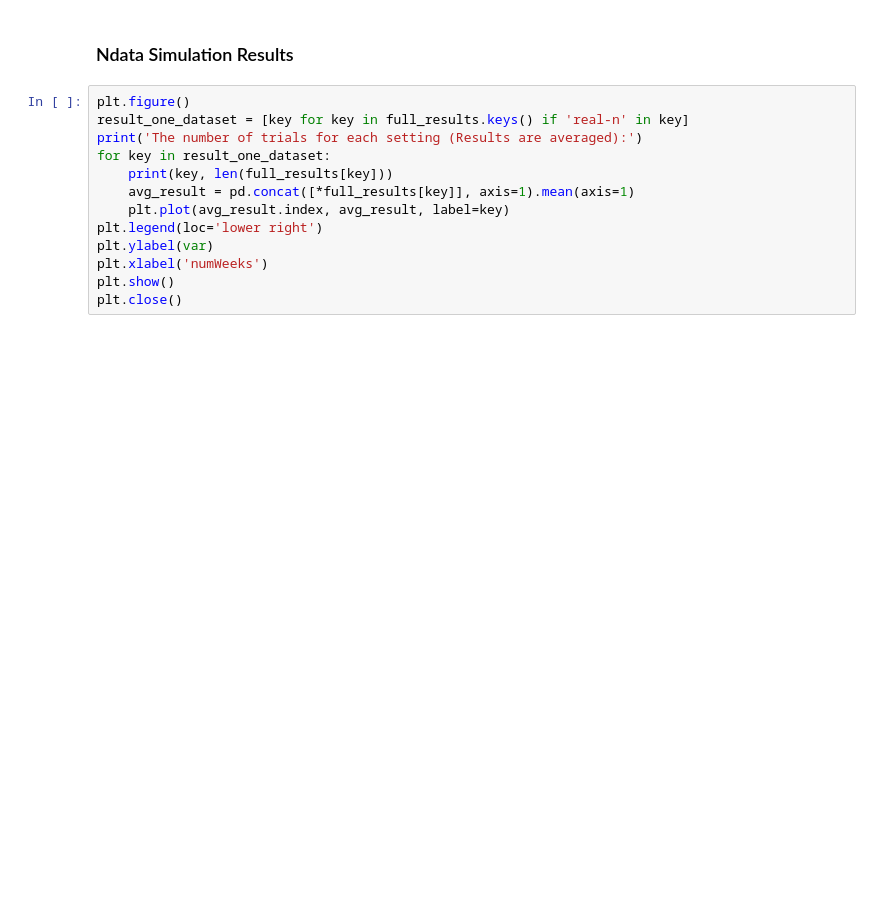
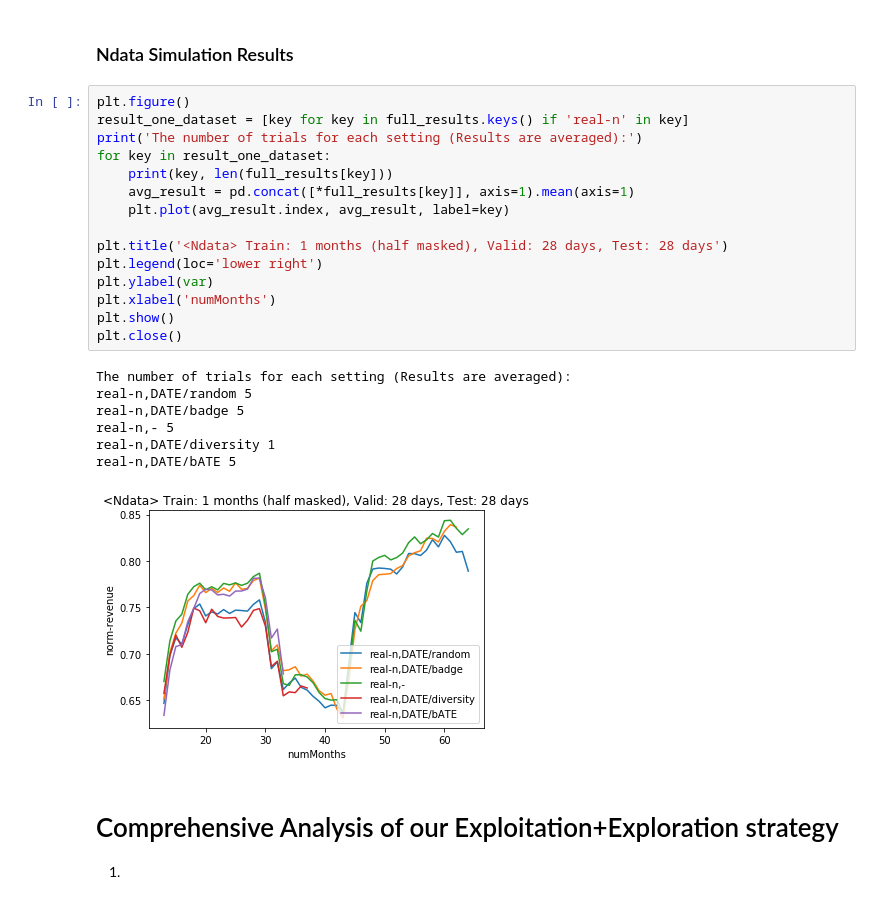
Before and after one commit to Seondong/Customs-Fraud-Detection, a Jupyter notebook: analysis.ipynb, the cells around one changed output. Drawn from its saved outputs; the diff is of its cells as text; blank space fills up the shorter version.

```diff
--- a/analysis.ipynb
+++ b/analysis.ipynb
@@ -108,13 +131,27 @@ plt.close()
 # %%
 plt.figure()
 result_one_dataset = [key for key in full_results.keys() if 'real-n' in key]
 print('The number of trials for each setting (Results are averaged):')
 for key in result_one_dataset:
     print(key, len(full_results[key]))
     avg_result = pd.concat([*full_results[key]], axis=1).mean(axis=1)
     plt.plot(avg_result.index, avg_result, label=key)
+
+plt.title('<Ndata> Train: 1 months (half masked), Valid: 28 days, Test: 28 days')
 plt.legend(loc='lower right')
 plt.ylabel(var)
-plt.xlabel('numWeeks')
+plt.xlabel('numMonths')
 plt.show()
 plt.close()
+# %% [output]
+The number of trials for each setting (Results are averaged):
+real-n,DATE/random 5
+real-n,DATE/badge 5
+real-n,- 5
+real-n,DATE/diversity 1
+real-n,DATE/bATE 5
+[figure, added]
+# %% [markdown]
+# Comprehensive Analysis of our Exploitation+Exploration strategy
+
+1.
```
Also changed, not shown: parts of 11 cells of this notebook, 5 other files.
